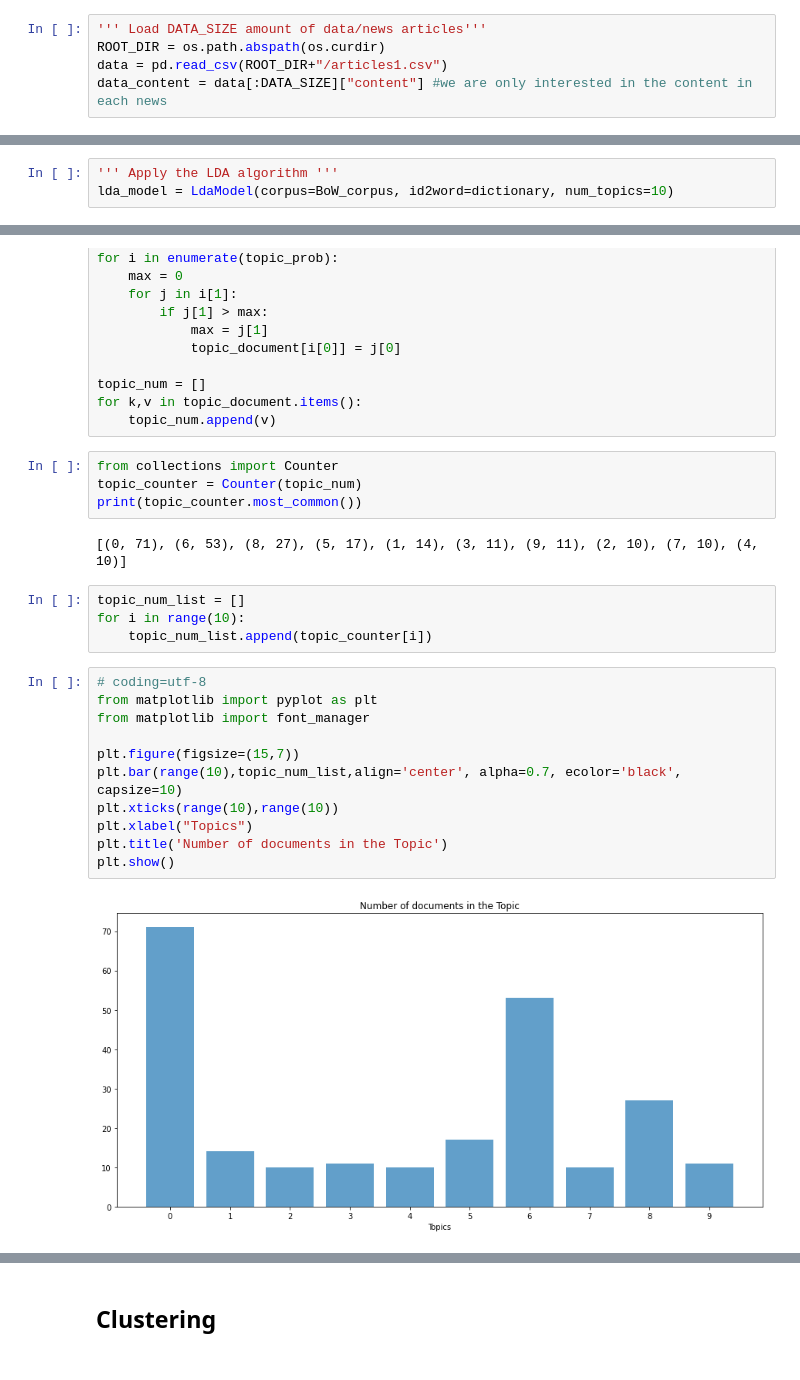
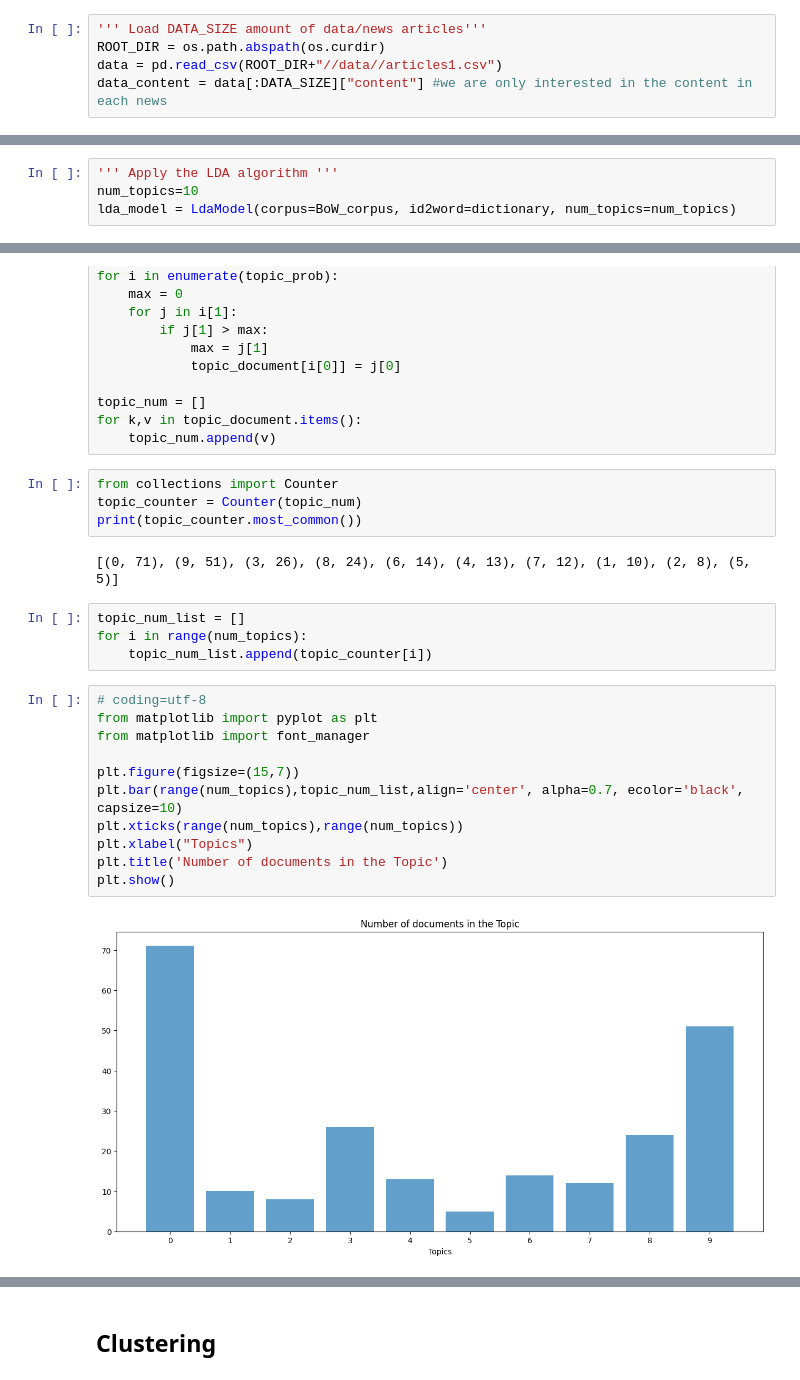
Before and after one commit to sumukhashridhar/DTU_CTDS, a Jupyter notebook: Minhashing.ipynb, the cells around one changed output, grey strips where cells are left out. Cells and saved outputs as stored; diff of their text form.

```diff
--- a/Minhashing.ipynb
+++ b/Minhashing.ipynb
@@ -65,7 +65,7 @@ def stored_pickled_pairs(pairs, filename):
 # %%
 ''' Load DATA_SIZE amount of data/news articles'''
 ROOT_DIR = os.path.abspath(os.curdir)
-data = pd.read_csv(ROOT_DIR+"/articles1.csv")
+data = pd.read_csv(ROOT_DIR+"//data//articles1.csv")
 data_content = data[:DATA_SIZE]["content"] #we are only interested in the content in each news
 # %% [markdown]
 Only run the below cell for hashing. Clustering has its own cleaning cell in its own section.
@@ -256,7 +261,8 @@ BoW_corpus = [
 ]
 # %%
 ''' Apply the LDA algorithm '''
-lda_model = LdaModel(corpus=BoW_corpus, id2word=dictionary, num_topics=10)
+num_topics=10
+lda_model = LdaModel(corpus=BoW_corpus, id2word=dictionary, num_topics=num_topics)
 # %%
 #Calculate the topic probality for each document
 topic_prob =lda_model.get_document_topics(BoW_corpus)
@@ -278,22 +284,22 @@ from collections import Counter
 topic_counter = Counter(topic_num)
 print(topic_counter.most_common())
 # %% [output]
-[(0, 71), (6, 53), (8, 27), (5, 17), (1, 14), (3, 11), (9, 11), (2, 10), (7, 10), (4, 10)]
+[(0, 71), (9, 51), (3, 26), (8, 24), (6, 14), (4, 13), (7, 12), (1, 10), (2, 8), (5, 5)]
 # %%
 topic_num_list = []
-for i in range(10):
+for i in range(num_topics):
     topic_num_list.append(topic_counter[i])
 # %%
 # coding=utf-8
 from matplotlib import pyplot as plt
 from matplotlib import font_manager
 
 plt.figure(figsize=(15,7))
-plt.bar(range(10),topic_num_list,align='center', alpha=0.7, ecolor='black', capsize=10)
-plt.xticks(range(10),range(10))
+plt.bar(range(num_topics),topic_num_list,align='center', alpha=0.7, ecolor='black', capsize=10)
+plt.xticks(range(num_topics),range(num_topics))
 plt.xlabel("Topics")
 plt.title('Number of documents in the Topic')
 plt.show()
 # %% [output]
-[figure, old version]
+[figure, new version]
 # %%
```
Also changed, not shown: parts of 8 cells of this notebook.
